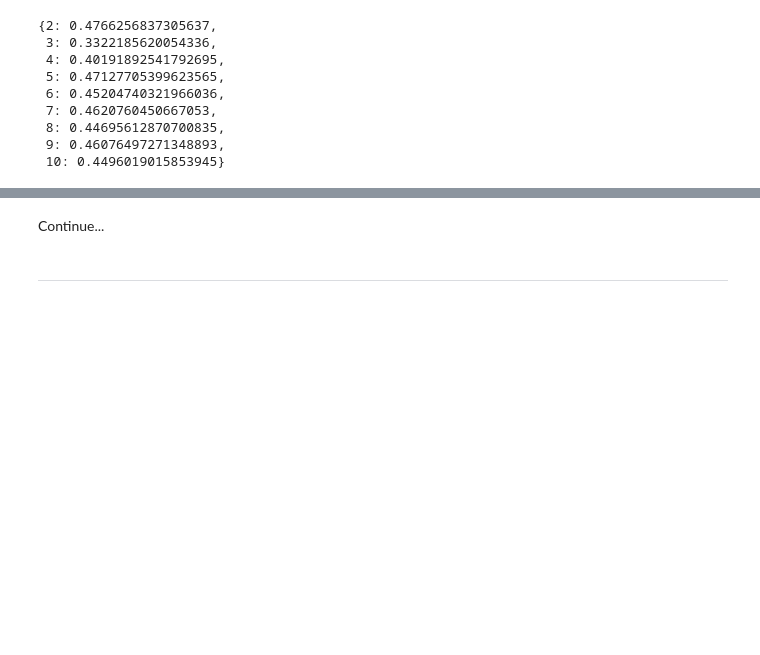
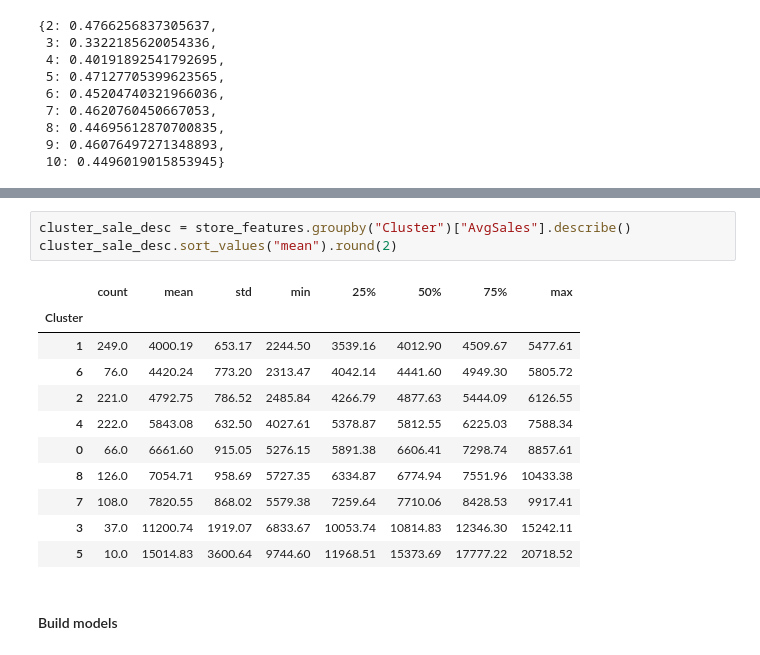
Before and after one commit to soutogustavo/rossmann-forecasting-benchmark, a Jupyter notebook: notebooks/TSF_rossman_forecasting.ipynb, the cells around one changed output, grey strips where cells are left out. Saved outputs shown, nothing was run; the diff lists cells and outputs as text; blank space fills up the shorter version.

```diff
--- a/notebooks/TSF_rossman_forecasting.ipynb
+++ b/notebooks/TSF_rossman_forecasting.ipynb
@@ -221,4 +237,17 @@ StoreType Distribution inside Clusters:
-# %% [markdown]
-Continue...
-# %% [markdown]
-____
+# %%
+cluster_sale_desc = store_features.groupby("Cluster")["AvgSales"].describe()
+cluster_sale_desc.sort_values("mean").round(2)
+# %% [output]
+|  | count | mean | std | min | 25% | 50% | 75% | max |
+| Cluster |  |  |  |  |  |  |  |  |
+| 1 | 249.0 | 4000.19 | 653.17 | 2244.50 | 3539.16 | 4012.90 | 4509.67 | 5477.61 |
+| 6 | 76.0 | 4420.24 | 773.20 | 2313.47 | 4042.14 | 4441.60 | 4949.30 | 5805.72 |
+| 2 | 221.0 | 4792.75 | 786.52 | 2485.84 | 4266.79 | 4877.63 | 5444.09 | 6126.55 |
+| 4 | 222.0 | 5843.08 | 632.50 | 4027.61 | 5378.87 | 5812.55 | 6225.03 | 7588.34 |
+| 0 | 66.0 | 6661.60 | 915.05 | 5276.15 | 5891.38 | 6606.41 | 7298.74 | 8857.61 |
+| 8 | 126.0 | 7054.71 | 958.69 | 5727.35 | 6334.87 | 6774.94 | 7551.96 | 10433.38 |
+| 7 | 108.0 | 7820.55 | 868.02 | 5579.38 | 7259.64 | 7710.06 | 8428.53 | 9917.41 |
+| 3 | 37.0 | 11200.74 | 1919.07 | 6833.67 | 10053.74 | 10814.83 | 12346.30 | 15242.11 |
+| 5 | 10.0 | 15014.83 | 3600.64 | 9744.60 | 11968.51 | 15373.69 | 17777.22 | 20718.52 |
+# %% [markdown]
+#### Build models
```
Also changed, not shown: parts of 11 cells of this notebook, 3 other files.
